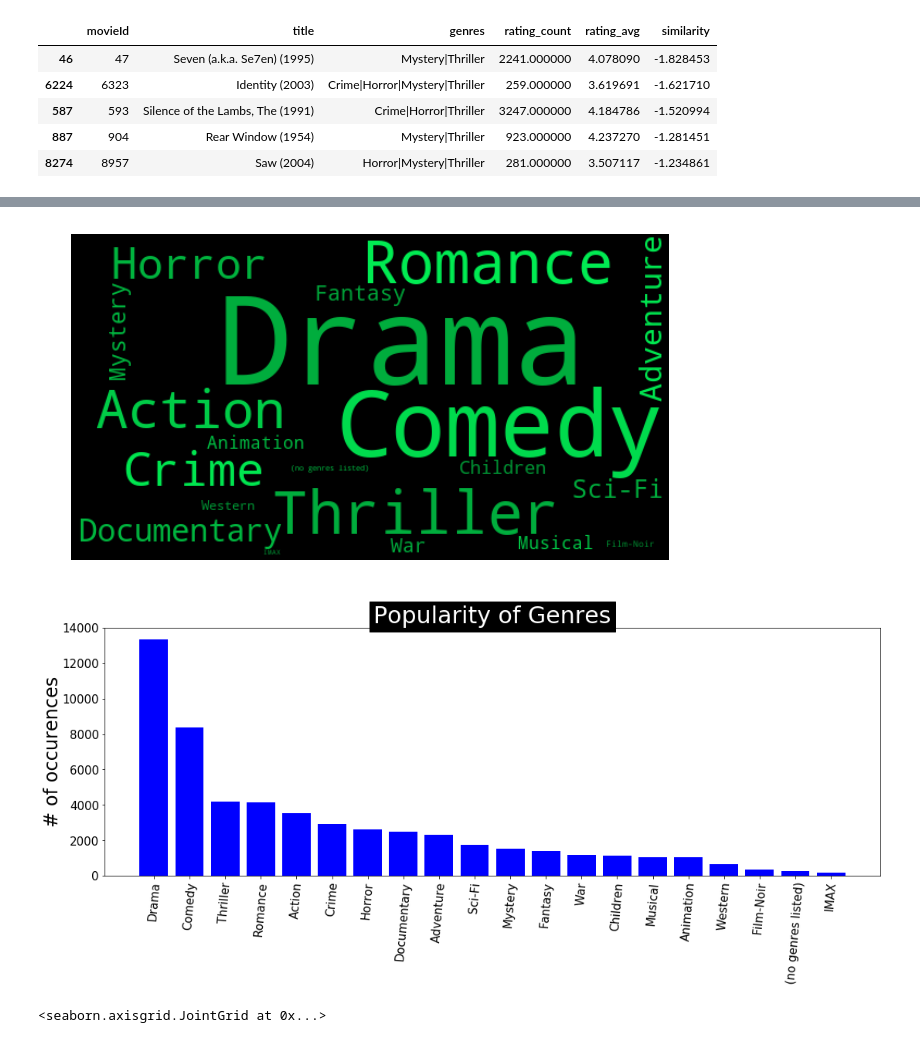
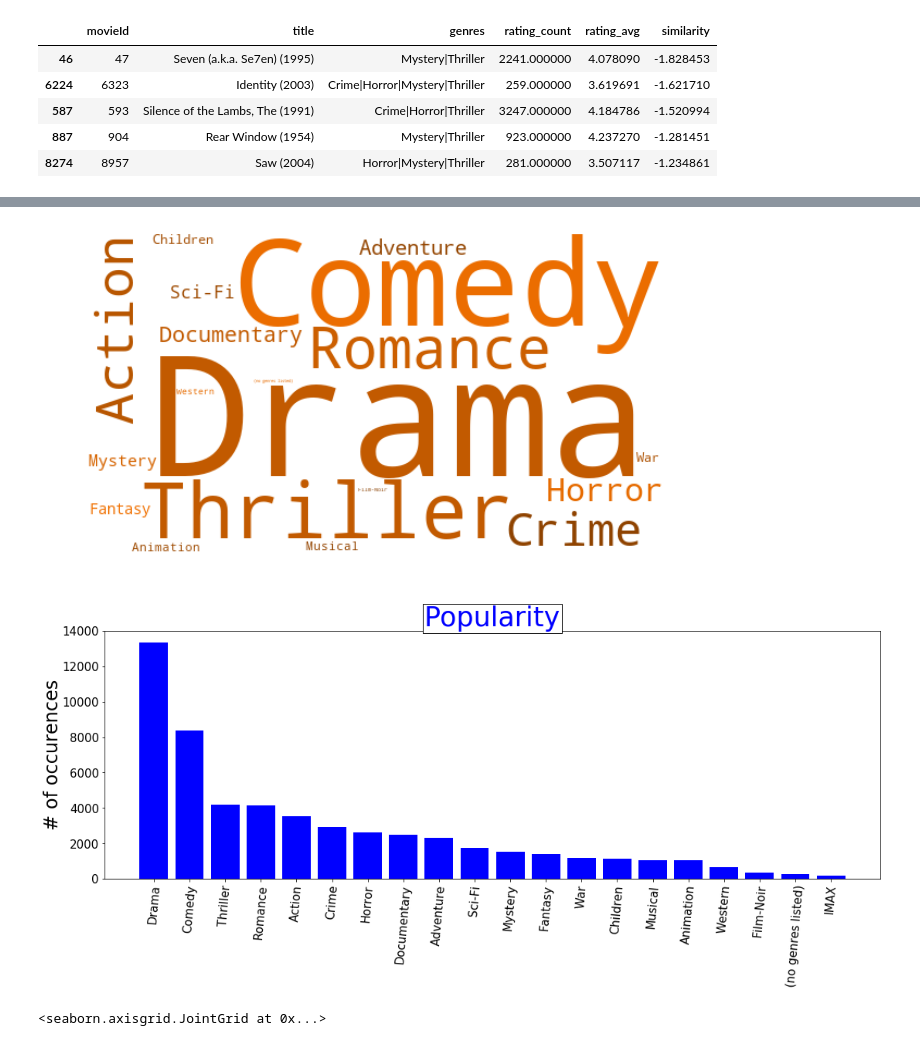
Before and after one commit to pipen319/IronHack-Final-Project, a Jupyter notebook: Scr/Movie Recommender.ipynb, the cells around one changed output, grey strips where cells are left out. Cells and saved outputs as stored; diff of their text form; code cells hidden in the pictures.

Commit message:
Changing Image

```diff
--- a/Scr/Movie Recommender.ipynb
+++ b/Scr/Movie Recommender.ipynb
@@ -536,3 +529,7 @@ SIMILAR MOVIES TO:
 | 587 | 593 | Silence of the Lambs, The (1991) | Crime|Horror|Thriller | 3247.000000 | 4.184786 | -1.520994 |
 | 887 | 904 | Rear Window (1954) | Mystery|Thriller | 923.000000 | 4.237270 | -1.281451 |
 | 8274 | 8957 | Saw (2004) | Horror|Mystery|Thriller | 281.000000 | 3.507117 | -1.234861 |
+# %%
+for x in df_movies_final.title:
+    if 'Batman' in x:
+        print(x)
@@ -598,32 +613,32 @@ keyword_occurences
 # %%
 # Function that control the color of the words
 def random_color_func(word=None, font_size=None, position=None,
                       orientation=None, font_path=None, random_state=None):
     h = int(360.0 * tone / 255.0)
     s = int(100.0 * 255.0 / 255.0)
     l = int(100.0 * float(random_state.randint(70, 120)) / 255.0)
     return "hsl({}, {}%, {}%)".format(h, s, l)
 
 
 #Finally, the result is shown as a wordcloud:
 words = dict()
 trunc_occurences = keyword_occurences[0:50]
 for s in trunc_occurences:
     words[s[0]] = s[1]
-tone = 100 # define the color of the words
+tone = 20 # define the color of the words
 f, ax = plt.subplots(figsize=(14, 6))
-wordcloud = WordCloud(width=550,height=300, background_color='black',
+wordcloud = WordCloud(width=550,height=300, background_color='white',
                       max_words=1628,relative_scaling=0.7,
                       color_func = random_color_func,
                       normalize_plurals=False)
 wordcloud.generate_from_frequencies(words)
 plt.imshow(wordcloud, interpolation="bilinear")
 plt.axis('off')
 plt.show()
 # %% [output]
-[figure, old version]
+[figure, new version]
 # %%
-# lets display the same result in the histogram
+# same result but in the histogram
 fig = plt.figure(1, figsize=(18,13))
 ax2 = fig.add_subplot(2,1,2)
 y_axis = [i[1] for i in trunc_occurences]
@@ -634,10 +649,10 @@ plt.yticks(fontsize = 15)
 plt.xticks(x_axis, x_label)
 plt.ylabel("# of occurences", fontsize = 24, labelpad = 0)
 ax2.bar(x_axis, y_axis, align = 'center', color='b')
-plt.title("Popularity of Genres",bbox={'facecolor':'k', 'pad':5},color='w',fontsize = 30)
+plt.title("Popularity",bbox={'facecolor':'w', 'pad':2},color='b',fontsize = 35)
 plt.show()
 # %% [output]
-[figure, old version]
+[figure, new version]
 # %%
 sns.jointplot(x='rating_avg', y='rating_count', data=df_movies_final)
 # %% [output]
```
Also changed, not shown: parts of 5 cells of this notebook, 4 other files.
